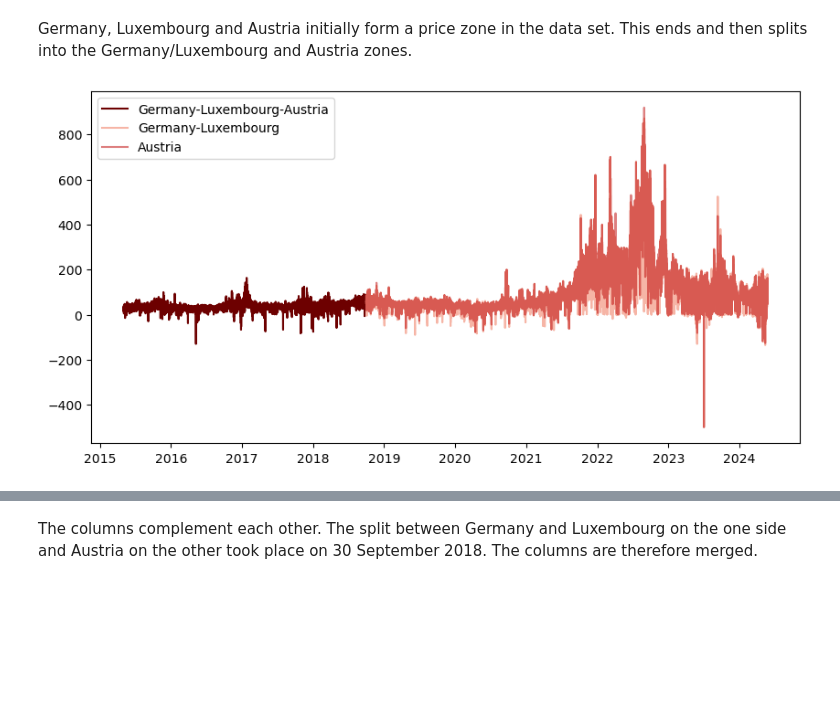
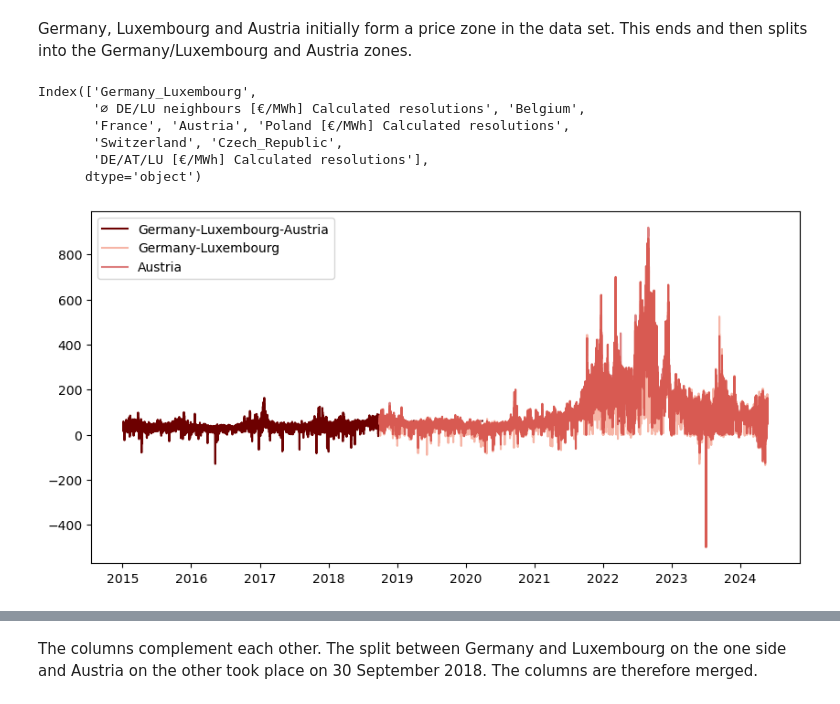
Before and after one commit to bennymiddel/Public, a Jupyter notebook: notebooks/01-data-loading-cleaning.ipynb, the cells around one changed output, grey strips where cells are left out. Saved outputs shown, nothing was run; the diff lists cells and outputs as text; code cells hidden in the pictures; blank space fills up the shorter version.

```diff
--- a/notebooks/01-data-loading-cleaning.ipynb
+++ b/notebooks/01-data-loading-cleaning.ipynb
@@ -196,0 +179,3 @@ First we get an overview:
+# %%
+Prices = remove_duplicate_indices_and_reindex(Prices)
+check_complete_and_ordered_index(Prices)
@@ -196,0 +302,9 @@ First we get an overview:
+# %%
+Prices.rename(inplace=True, columns={
+    'Germany/Luxembourg [€/MWh] Calculated resolutions':'Germany_Luxembourg',
+       'Belgium [€/MWh] Calculated resolutions':'Belgium',
+       'France [€/MWh] Calculated resolutions':'France',
+       'Austria [€/MWh] Calculated resolutions':'Austria',
+       'Czech Republic [€/MWh] Calculated resolutions':'Czech_Republic',
+       'Switzerland [€/MWh] Calculated resolutions':'Switzerland',
+})
@@ -196,0 +342,11 @@ First we get an overview:
+# %%
+Prices = Prices.drop(columns=
+        ['Denmark 1 [€/MWh] Calculated resolutions',
+       'Denmark 2 [€/MWh] Calculated resolutions',
+       'Netherlands [€/MWh] Calculated resolutions',
+       'Norway 2 [€/MWh] Calculated resolutions',
+       'Sweden 4 [€/MWh] Calculated resolutions',
+       'Northern Italy [€/MWh] Calculated resolutions',
+       'Slovenia [€/MWh] Calculated resolutions',
+       'Hungary [€/MWh] Calculated resolutions'
+       ])
@@ -426,3 +627,3 @@ We start with Prices
 # %%
-columns = list_to_dictionary(list(Prices.columns)[1:]) # without End date
+columns = list_to_dictionary(list(Prices.columns))
 # %%
@@ -449,12 +648,21 @@ plt.show()
 # %% [markdown]
 Germany, Luxembourg and Austria initially form a price zone in the data set. This ends and then splits into the Germany/Luxembourg and Austria zones.
+# %%
+Prices.columns
+# %% [output]
+Index(['Germany_Luxembourg',
+       '∅ DE/LU neighbours [€/MWh] Calculated resolutions', 'Belgium',
+       'France', 'Austria', 'Poland [€/MWh] Calculated resolutions',
+       'Switzerland', 'Czech_Republic',
+       'DE/AT/LU [€/MWh] Calculated resolutions'],
+      dtype='object')
 # %%
 plt.figure(figsize=(10,5))
-plt.plot(Prices.index, Prices[columns[13]],color = '#6d0000',label = "Germany-Luxembourg-Austria")
+plt.plot(Prices.index, Prices[columns[8]],color = '#6d0000',label = "Germany-Luxembourg-Austria")
 plt.plot(Prices.index, Prices[columns[0]], color ='#f6b5a6' , label = "Germany-Luxembourg")
-plt.plot(Prices.index, Prices[columns[8]], color = '#bc0000', alpha = 0.5,label = "Austria")
+plt.plot(Prices.index, Prices[columns[4]], color = '#bc0000', alpha = 0.5,label = "Austria")
 
 plt.legend()
 plt.show()
 # %% [output]
-[figure, old version]
+[figure, new version]
```
Also changed, not shown: parts of 214 cells of this notebook.
